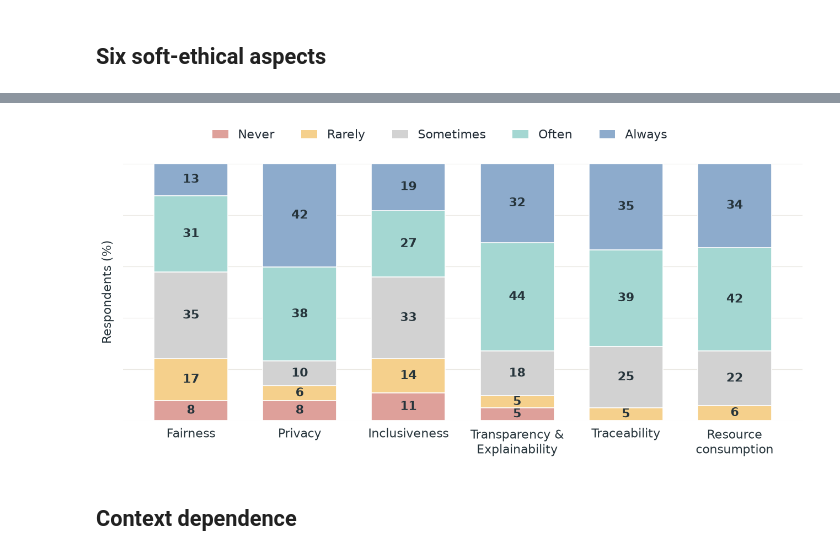
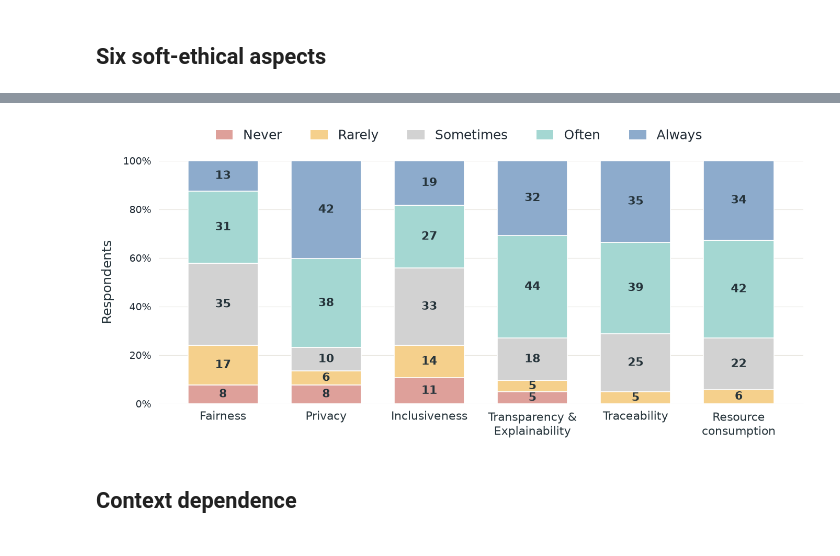
Before and after one commit to gssi/dev-replication-package, a Jupyter notebook: rq1/Discretionary Space.ipynb, the cells around one changed output, grey strips where cells are left out. Cells and saved outputs as stored; diff of their text form; code cells hidden in the pictures.

```diff
--- a/rq1/Discretionary Space.ipynb
+++ b/rq1/Discretionary Space.ipynb
@@ -614,7 +616,7 @@ fig.legend(
     loc='upper center',
     bbox_to_anchor=(0.5, 0.95),
     frameon=False,
-    fontsize=16,
+    fontsize=18,
     handlelength=1.3,
     columnspacing=2.2
 )
@@ -629,37 +631,37 @@ fig.subplots_adjust(
 
 
 ax.set_ylabel(
-    'Respondents (%)',
-    fontsize=16,
+    'Respondents',
+    fontsize=18,
     color=INK,
     labelpad=12
 )
 
 ax.yaxis.set_major_formatter(PercentFormatter(100))
 
-ax.tick_params(axis='y', left=False, labelleft=False, labelsize=20)
+ax.tick_params(axis='y', left=False, labelleft=True, labelsize=14)
 
 # Export
 fig.savefig(
     'ethical_aspects_stacked_vertical.pdf',
     format='pdf',
     bbox_inches='tight',
     pad_inches=0.20,
     facecolor=PAPER
 )
 
 fig.savefig(
     'ethical_aspects_stacked_vertical.png',
     format='png',
     dpi=400,
     bbox_inches='tight',
     pad_inches=0.20,
     facecolor=PAPER
 )
 
 plt.show()
 # %% [output]
-[figure, old version]
+[figure, new version]
 # %% [markdown]
 ## Context dependence
 # %%
```
Also changed, not shown: parts of 4 cells of this notebook, 1 other file.
